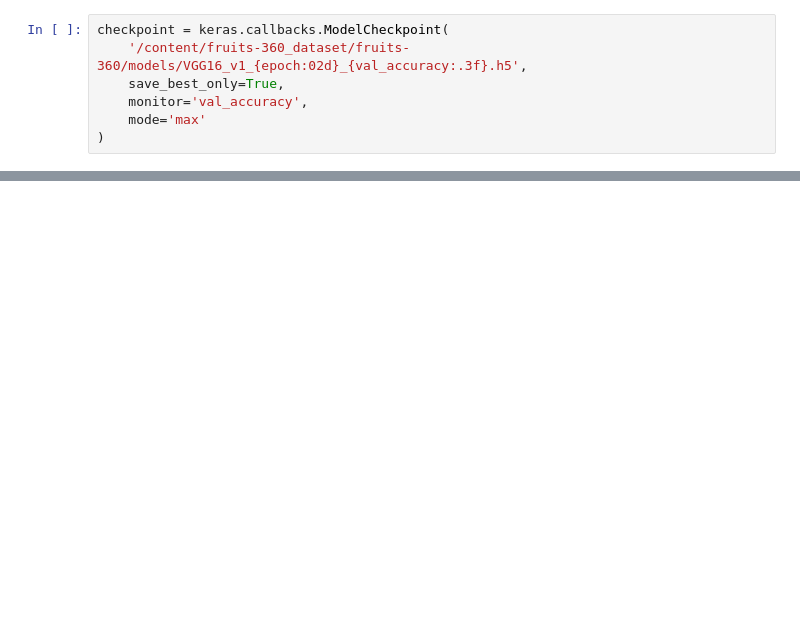
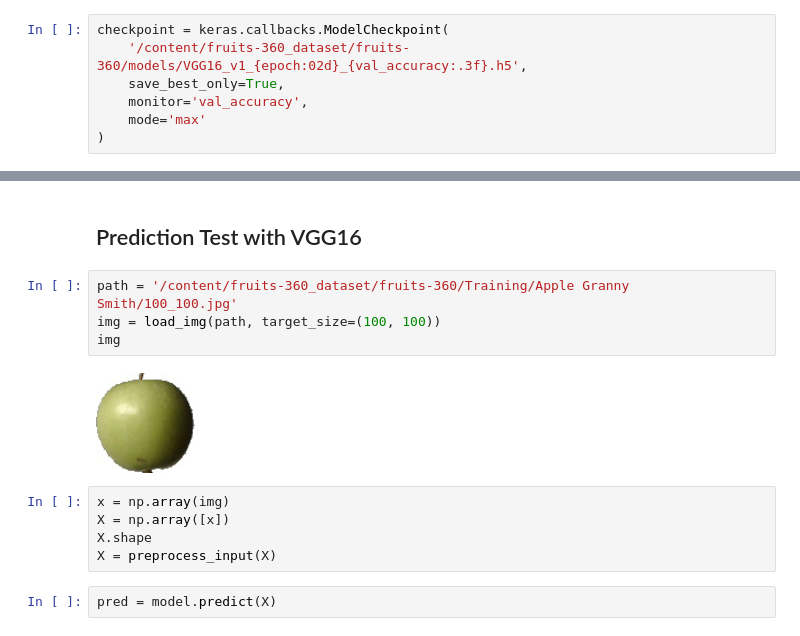
Before and after one commit to aenoboa1/ML_Zoomcamp-Capstone-Project, a Jupyter notebook: FruitsProject_VGG.ipynb, the cells around one changed output, grey strips where cells are left out. Drawn from its saved outputs; the diff is of its cells as text; blank space fills up the shorter version.

```diff
--- a/FruitsProject_VGG.ipynb
+++ b/FruitsProject_VGG.ipynb
@@ -727,0 +838,15 @@ model.evaluate(test_ds)
+# %% [markdown]
+## Prediction Test with VGG16
+# %%
+path = '/content/fruits-360_dataset/fruits-360/Training/Apple Granny Smith/100_100.jpg'
+img = load_img(path, target_size=(100, 100))
+img
+# %% [output]
+[figure, added]
+# %%
+x = np.array(img)
+X = np.array([x])
+X.shape
+X = preprocess_input(X)
+# %%
+pred = model.predict(X)
```
Also changed, not shown: parts of 23 cells of this notebook.
